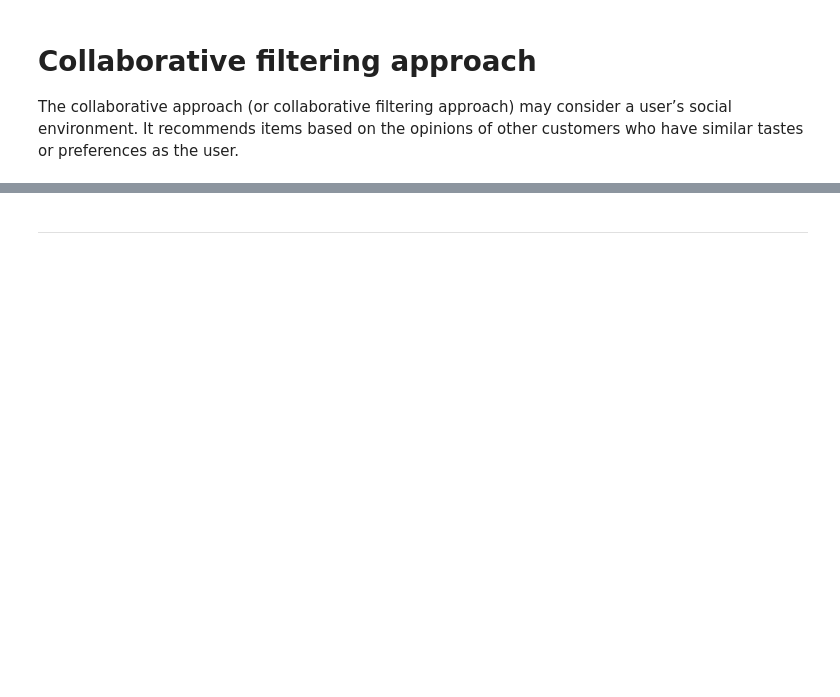
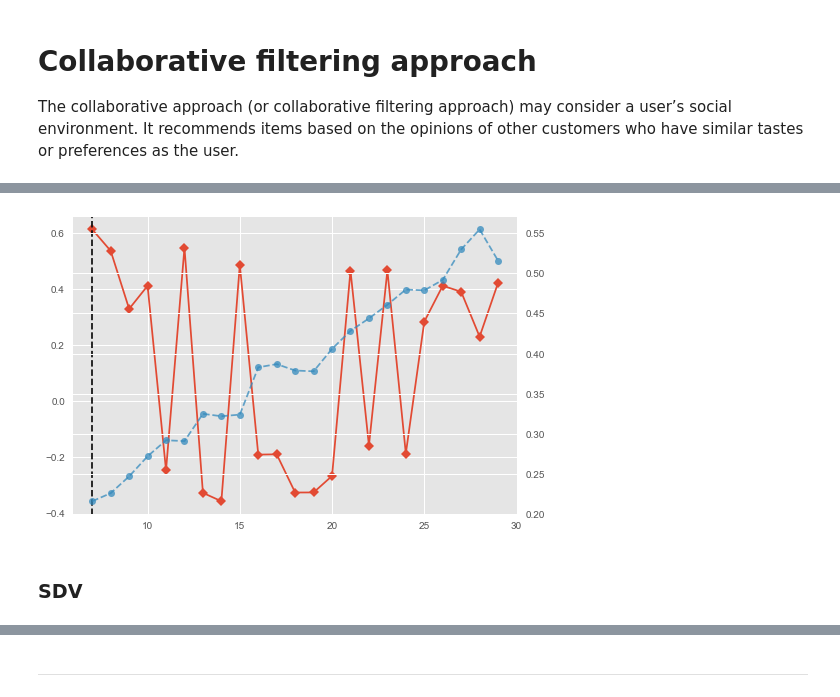
Before and after one commit to imarcosenciso/movie-suggester, a Jupyter notebook: algorithms_limpio.ipynb, the cells around one changed output, grey strips where cells are left out. Saved outputs shown, nothing was run; the diff lists cells and outputs as text; code cells hidden in the pictures; blank space fills up the shorter version.

```diff
--- a/algorithms_limpio.ipynb
+++ b/algorithms_limpio.ipynb
@@ -427,0 +526,26 @@ Combines both content-based and collaborative methods.
+# %%
+# We'll start with k-means++ initialization method (default method)
+model = KMeans(
+    init='k-means++',
+    algorithm='elkan'
+)
+
+data = csr_matrix(df_ratings_pivoted)
+
+model.n_clusters = calculate_silhouette(model, data)
+
+model.fit_transform(data)
+
+d = {
+    'Initialization' : model.init,
+    'Dim. red. method' : 'CRS',
+    'K-approximation method' : 'silhouette',
+    'Number of clusters' : model.n_clusters,
+    'Inertia' : model.inertia_
+}
+
+df_bench_ratings = df_bench_ratings.append(d, ignore_index=True)
+# %% [output]
+[figure, added]
+# %% [markdown]
+### SDV
```
Also changed, not shown: parts of 51 cells of this notebook.
